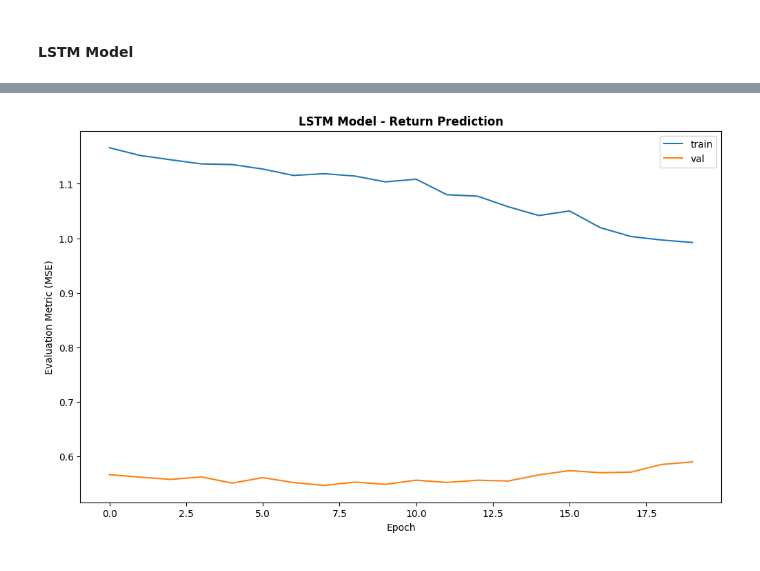
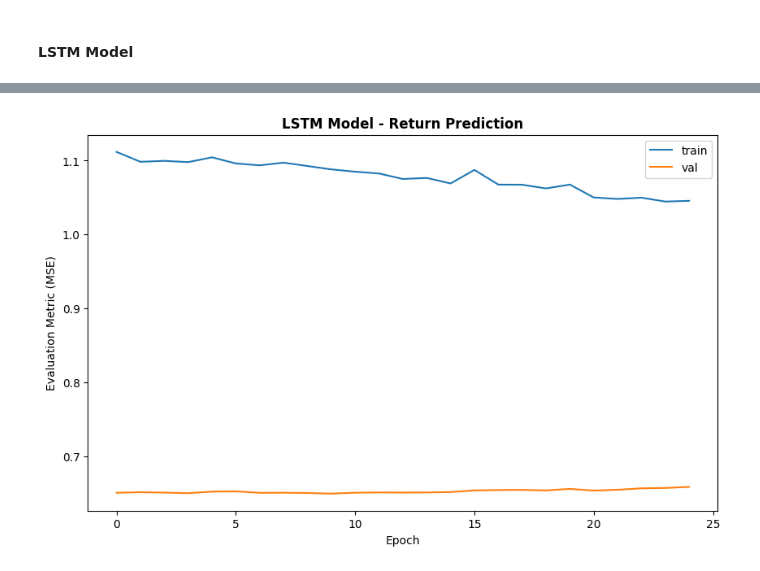
Before and after one commit to gorkemyencak/stock-volatility-time-series-analysis, a Jupyter notebook: main.ipynb, the cells around one changed output, grey strips where cells are left out. Drawn from its saved outputs; the diff is of its cells as text; code cells hidden in the pictures.

```diff
--- a/main.ipynb
+++ b/main.ipynb
@@ -1680,7 +1681,7 @@ def trainTestSeq(X, y, ratio):
     return X[:split], X[split:], y[:split], y[split:]
 
 # tensorflow dataset for a sample ticker
-window = 30
+window = 60
 split_ratio = 0.8
 ticker = list(scaled_feature_data.keys())[0]
 df = scaled_feature_data[ticker].copy()
@@ -1722,14 +1721,13 @@ lstm_model = models.Sequential([
         shape = (window, num_features)
     ),
     layers.LSTM(
-        32,
+        64,
         return_sequences = True,
-        dropout = 0.2,
-        recurrent_dropout = 0.2
+        dropout = 0.10
     ),
     layers.LSTM(
-        16,
-        dropout = 0.2
+        32,
+        dropout = 0.10
     ),
     layers.Dense(
         1
@@ -1737,22 +1735,21 @@ lstm_model = models.Sequential([
 ])
 
 lstm_model.compile(
-    optimizer = 'adam',
+    optimizer = Adam(learning_rate=0.0002),
     loss = 'mse'
 )
 
 early_stop = EarlyStopping(
     monitor = 'val_loss',
-    patience = 5,
+    patience = 15,
     restore_best_weights = True
 )
 
 lstm_history = lstm_model.fit(
-    X_train.astype('float32'),
-    y_train.astype('float32'),
+    tensor_train,
     epochs = 50,
-    batch_size = batch_size,
-    validation_split = 0.1,
+    #batch_size = batch_size,
+    validation_data = tensor_test,
     callbacks = [early_stop],
     verbose = 1
 )
@@ -1763,19 +1774,19 @@ KeyboardInterrupt:
 # %%
 # Visualizing LSTM model training
-plt.figure(figsize=(12,7))
+plt.figure(figsize=(10,6))
 plt.plot(
     lstm_history.history['loss'],
     label = 'train'
 )
 
 plt.plot(
     lstm_history.history['val_loss'],
     label = 'val'
 )
 plt.title('LSTM Model - Return Prediction', fontweight = 'bold')
 plt.ylabel('Evaluation Metric (MSE)')
 plt.xlabel('Epoch')
 plt.legend(loc='best')
 plt.show()
 # %% [output]
-[figure, old version]
+[figure, new version]
```
Also changed, not shown: parts of 4 cells of this notebook.
